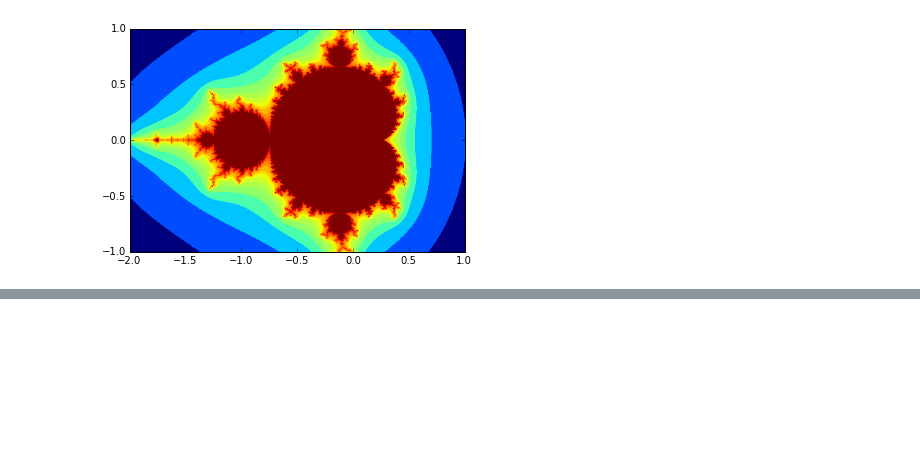
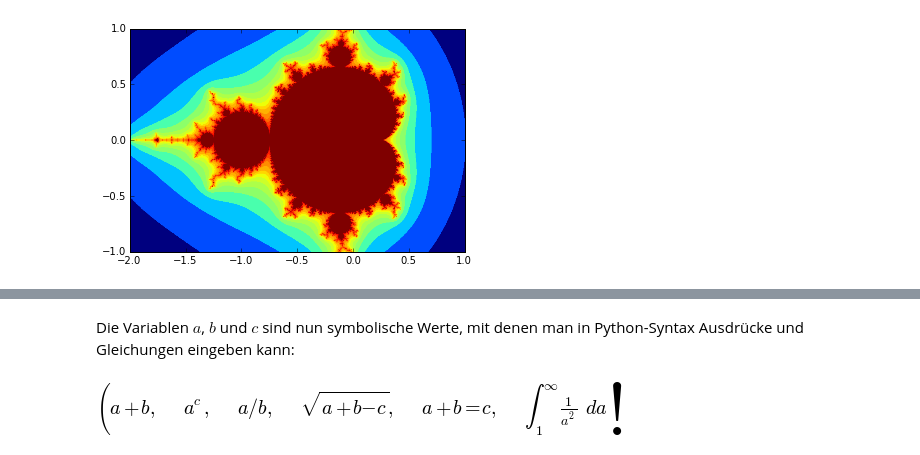
Before and after one commit to hrenkap/scipy_workshop, a Jupyter notebook: Workshop1.ipynb, the cells around one changed output, grey strips where cells are left out. Saved outputs shown, nothing was run; the diff lists cells and outputs as text; code cells hidden in the pictures; blank space fills up the shorter version.

```diff
--- a/Workshop1.ipynb
+++ b/Workshop1.ipynb
@@ -249,0 +257,11 @@ plt.imshow(num, extent=(-2,1,-1,1));
+# %%
+import sympy as sp
+sp.init_printing()
+a, b, c = sp.symbols("a b c")
+sp.symbols?
+# %% [markdown]
+Die Variablen $a$, $b$ und $c$ sind nun symbolische Werte, mit denen man in Python-Syntax Ausdrücke und Gleichungen eingeben kann:
+# %%
+a+b, a**c, a/b, sp.sqrt(a+b-c), sp.Eq(a+b,c), sp.Integral((1/a)**2,(a,1,sp.oo))
+# %% [output]
+[figure, added]
```
Also changed, not shown: parts of 9 cells of this notebook.
